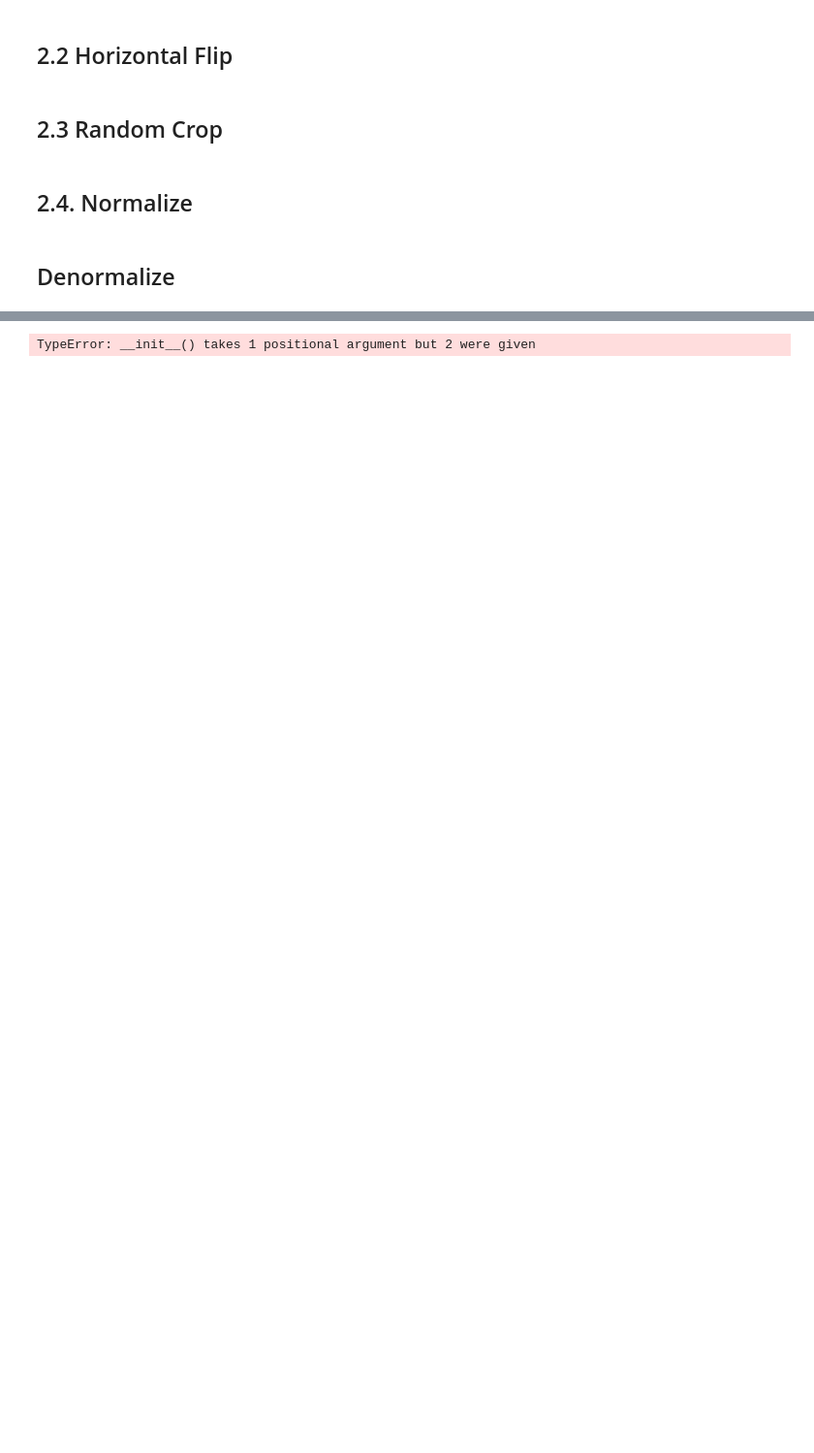
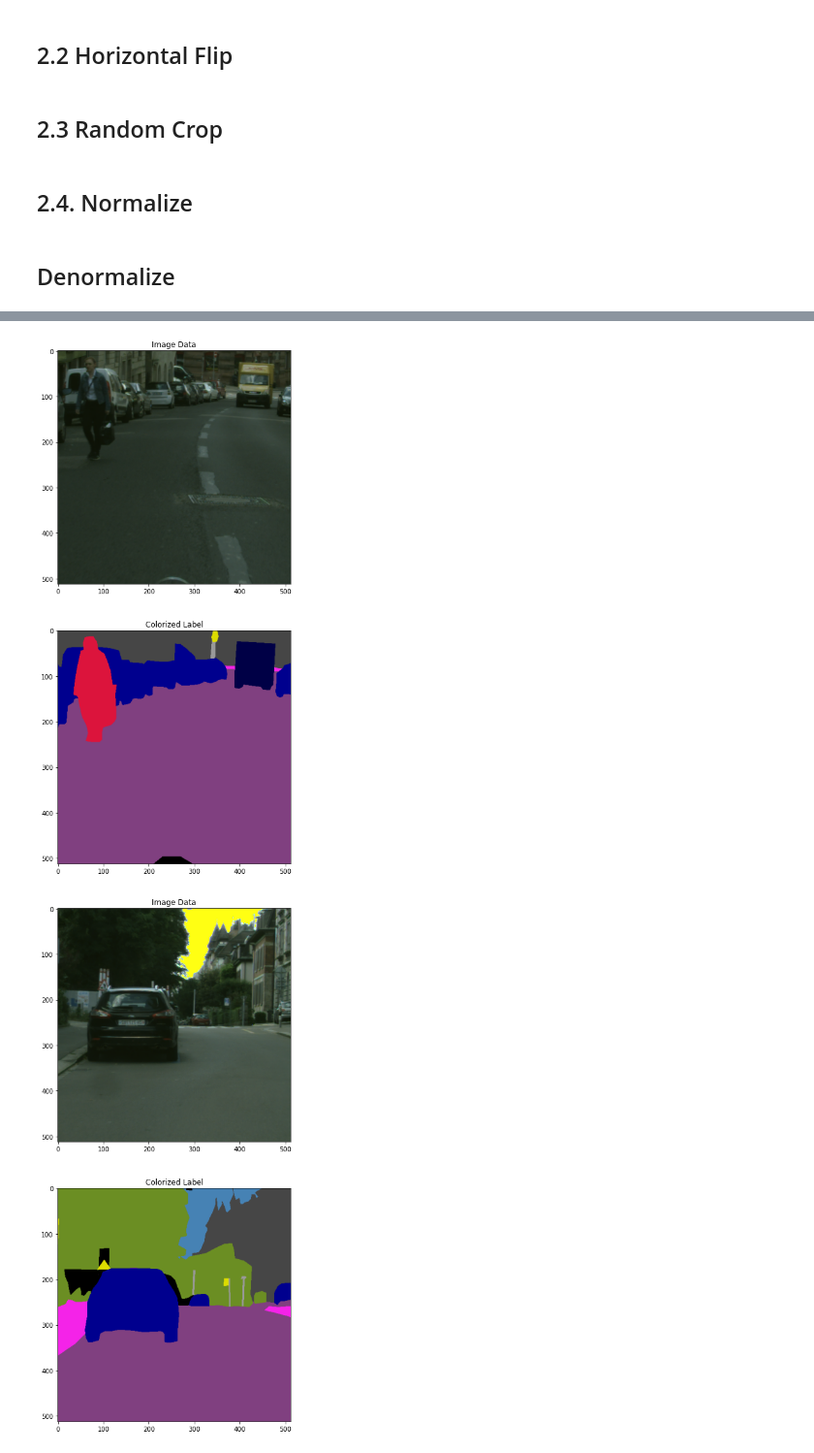
Before and after one commit to mctosima/Practice_DataLoader_IVSS, a Jupyter notebook: CustomDataLodaer.ipynb, the cells around one changed output, grey strips where cells are left out. Shown at 97% size. Cells and saved outputs as stored; diff of their text form; code cells hidden in the pictures; blank space fills up the shorter version.

```diff
--- a/CustomDataLodaer.ipynb
+++ b/CustomDataLodaer.ipynb
@@ -30,7 +32,7 @@ class CustomDataset(Dataset):
         self.transform = transform
 
     def __len__(self) -> int:
-        return len(self.images)
+        return len(self.imagespath)
 
     def __getitem__(self,index):
         if torch.is_tensor(index):
@@ -53,8 +55,22 @@ class CustomDataset(Dataset):
 
 
     def shows(self, image, label):
-        # Complete the implementation.
-        pass
+        for datasetIndex in range(image.shape[0]):
+            image_ = ImageDenormalize()(image[datasetIndex])
+            image_ = transforms.ToPILImage()(image_)
+            image_ = np.asarray(image_)
+            label_  = np.asarray(label[datasetIndex])
+            _, axs = plt.subplots(2, figsize=(15, 15))
+            axs[0].imshow(image_)
+            axs[0].set_title("Image Data")
+            label_ = Labels.colorize(label_)
+            axs[1].imshow(label_)
+            axs[1].set_title("Colorized Label")
+
+            fname = datetime.datetime.now()
+            print(fname)
+            plt.imsave(arr=image_, fname=os.path.join("output", f"{fname}.png"))
+            plt.imsave(arr=label_, fname=os.path.join("output", f"{fname}_label.png"))
 # %% [markdown]
 ## 2.2 Horizontal Flip
 # %%
@@ -95,7 +111,7 @@ class RandomCrop():
 # %% [markdown]
 ## 2.4. Normalize
 # %%
-class imageNormalized():
+class ImageNormalized():
     def __init__(self) -> None:
         self.mean = (0.485, 0.456, 0.406)
         self.std = (0.229, 0.224, 0.225)
@@ -108,7 +124,7 @@ class imageNormalized():
             Normalize(self.mean, self.std)
         ])
         imageNormalized = trans(image)
-        labelTensored = transforms.ToTensor()(label)
+        labelTensored = torch.tensor(np.asarray(label))
 
         return {"image":imageNormalized, "label":labelTensored}
 # %% [markdown]
@@ -130,14 +146,20 @@ class imageDenormalize():
 # %%
-alltransformation = transforms.Compose([imageNormalized(),imageDenormalize])
-load = CustomDataset(transform = alltransformation)
 
-# load = CustomDataset(transform = imageDenormalize())
+if __name__ == "__main__":
+    alltransformation = transforms.Compose([
+        RandomCrop(),HorizontalFlip(),ImageNormalized()])
+    load = CustomDataset(transform = alltransformation)
 
-trial = load[1]
+    dataloader = DataLoader(load, batch_size =1, shuffle = True)
 
-# plt.imshow(transforms.ToPILImage()(trial["image"]))
-# plt.figure()
-# plt.imshow(transforms.ToPILImage()(trial["label"]))
+
+    # plt.imshow(transforms.ToPILImage()(trial["image"]))
+    # plt.figure()
+    # plt.imshow(transforms.ToPILImage()(trial["label"]))
+
+    for i_batch, sample_batched in enumerate(dataloader):
+        print(i_batch, sample_batched["image"].size(), sample_batched["label"].size())
+        load.shows(sample_batched["image"], sample_batched["label"])
 # %% [output]
 Img Path:  ['dataset/images/78_iff_12.png', 'dataset/images/udu112_st55a.png', 'dataset/images/xz_77i.png', 'dataset/images/uff_987_stw.png', 'dataset/images/a_4564.png']
 Label Path:  ['dataset/labels/78_iff_12.png', 'dataset/labels/udu112_st55a.png', 'dataset/labels/xz_77i.png', 'dataset/labels/uff_987_stw.png', 'dataset/labels/a_4564.png']
@@ -144 +181,2 @@ Label Path:  ['dataset/labels/78_iff_12.png', 'dataset/labels/udu112_st55a.png',
-TypeError: __init__() takes 1 positional argument but 2 were given
+[figure, added]
+[figure, added]
```
Also changed, not shown: parts of 5 cells of this notebook, 10 other files.
